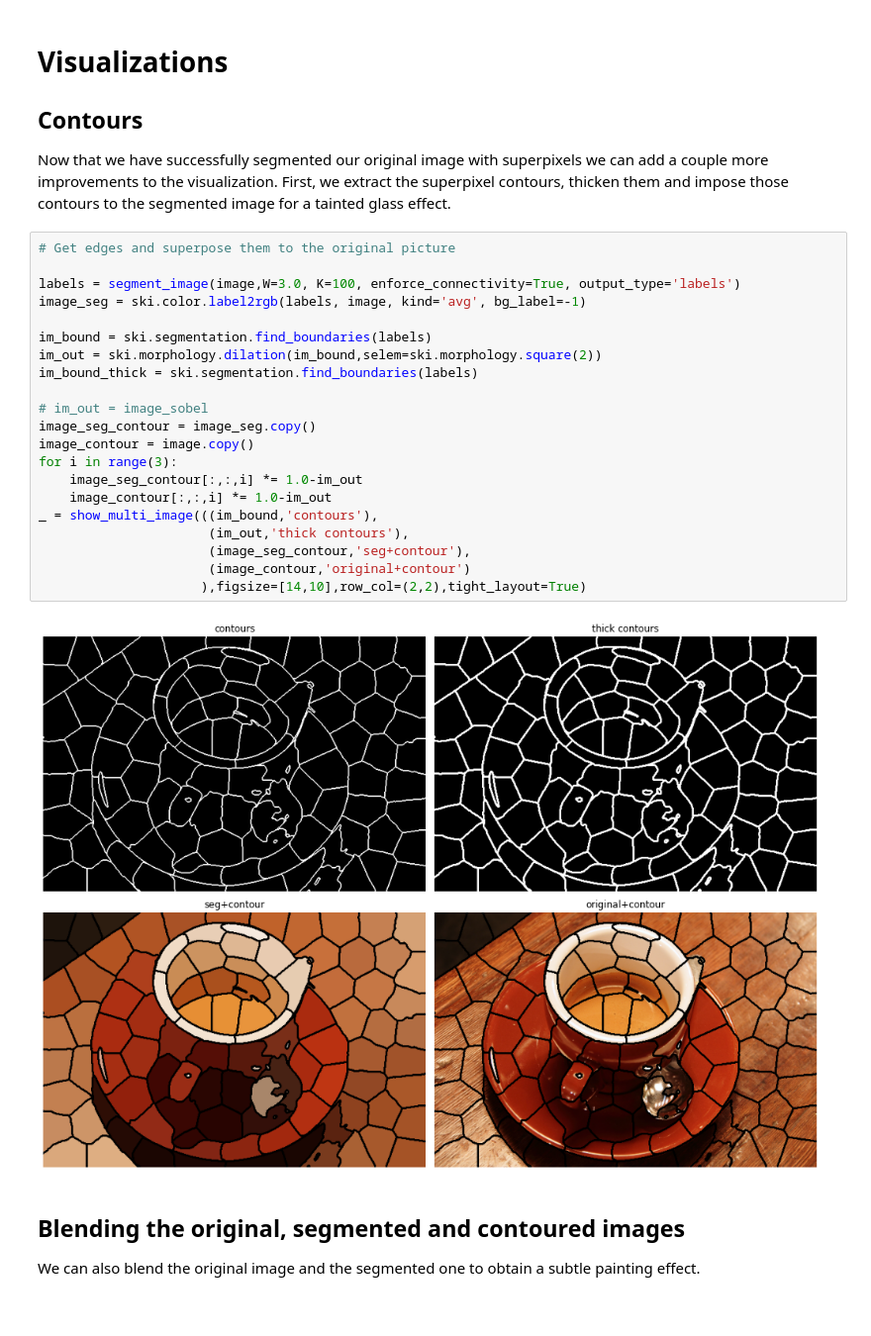
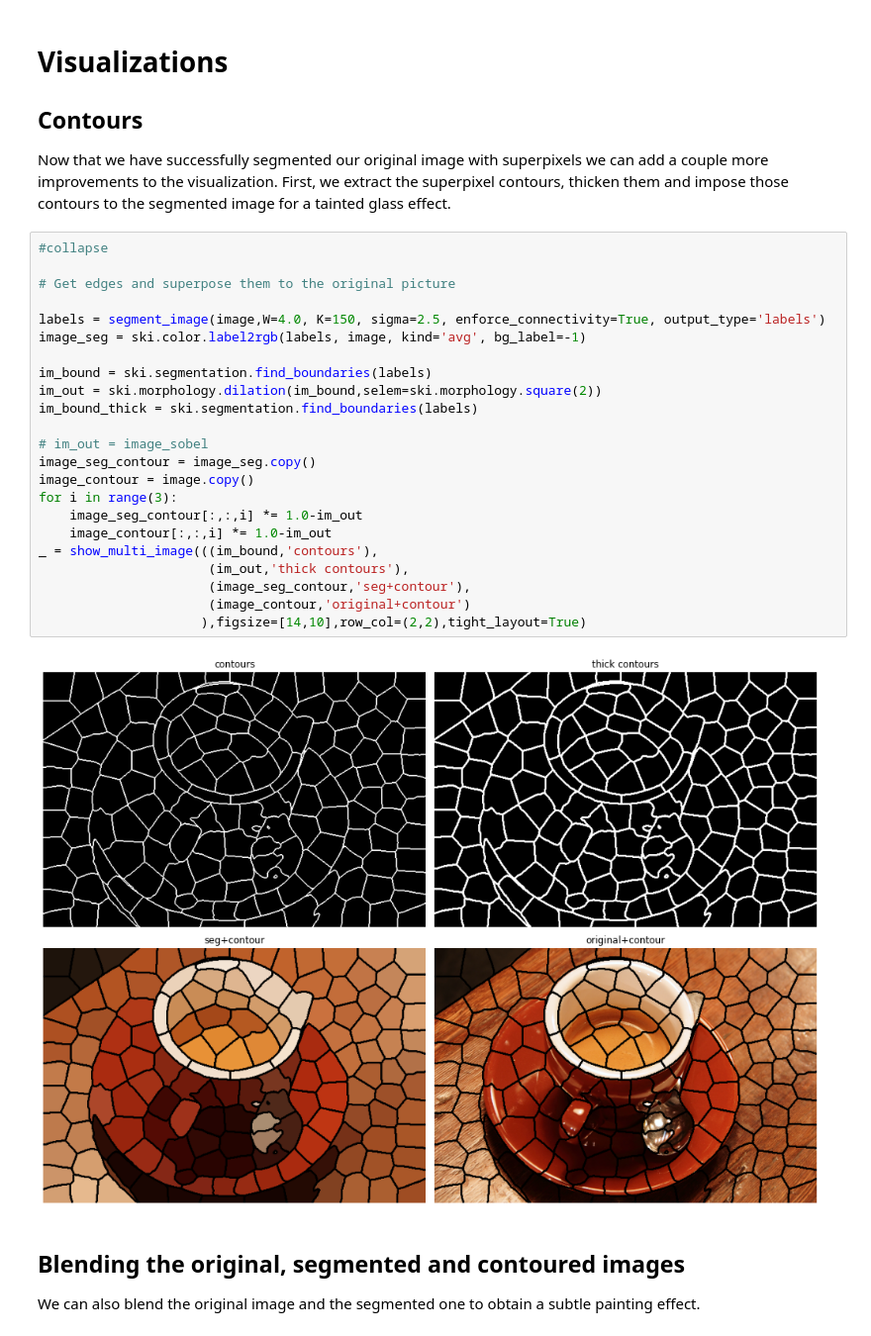
Before and after one commit to abauville/blog, a Jupyter notebook: _notebooks/2021_05_11_superpixel.ipynb, the cells around one changed output. Shown at 99% size. Drawn from its saved outputs; the diff is of its cells as text.

Commit message:
superpixel: updated text, added #collapse

```diff
--- a/_notebooks/2021_05_11_superpixel.ipynb
+++ b/_notebooks/2021_05_11_superpixel.ipynb
@@ -187,28 +193,30 @@ _ = show_multi_image(tuple(image_list),
 ## Contours
 Now that we have successfully segmented our original image with superpixels we can add a couple more improvements to the visualization. First, we extract the superpixel contours, thicken them and impose those contours to the segmented image for a tainted glass effect.
 # %%
+#collapse
+
 # Get edges and superpose them to the original picture
 
-labels = segment_image(image,W=3.0, K=100, enforce_connectivity=True, output_type='labels')
+labels = segment_image(image,W=4.0, K=150, sigma=2.5, enforce_connectivity=True, output_type='labels')
 image_seg = ski.color.label2rgb(labels, image, kind='avg', bg_label=-1)
 
 im_bound = ski.segmentation.find_boundaries(labels)
 im_out = ski.morphology.dilation(im_bound,selem=ski.morphology.square(2))
 im_bound_thick = ski.segmentation.find_boundaries(labels)
 
 # im_out = image_sobel
 image_seg_contour = image_seg.copy()
 image_contour = image.copy()
 for i in range(3):
     image_seg_contour[:,:,i] *= 1.0-im_out
     image_contour[:,:,i] *= 1.0-im_out
 _ = show_multi_image(((im_bound,'contours'),
                       (im_out,'thick contours'),
                       (image_seg_contour,'seg+contour'),
                       (image_contour,'original+contour')
                      ),figsize=[14,10],row_col=(2,2),tight_layout=True)
 # %% [output]
-[figure, old version]
+[figure, new version]
 # %% [markdown]
 ## Blending the original, segmented and contoured images
 We can also blend the original image and the segmented one to obtain a subtle painting effect.
```
Also changed, not shown: parts of 9 cells of this notebook.
